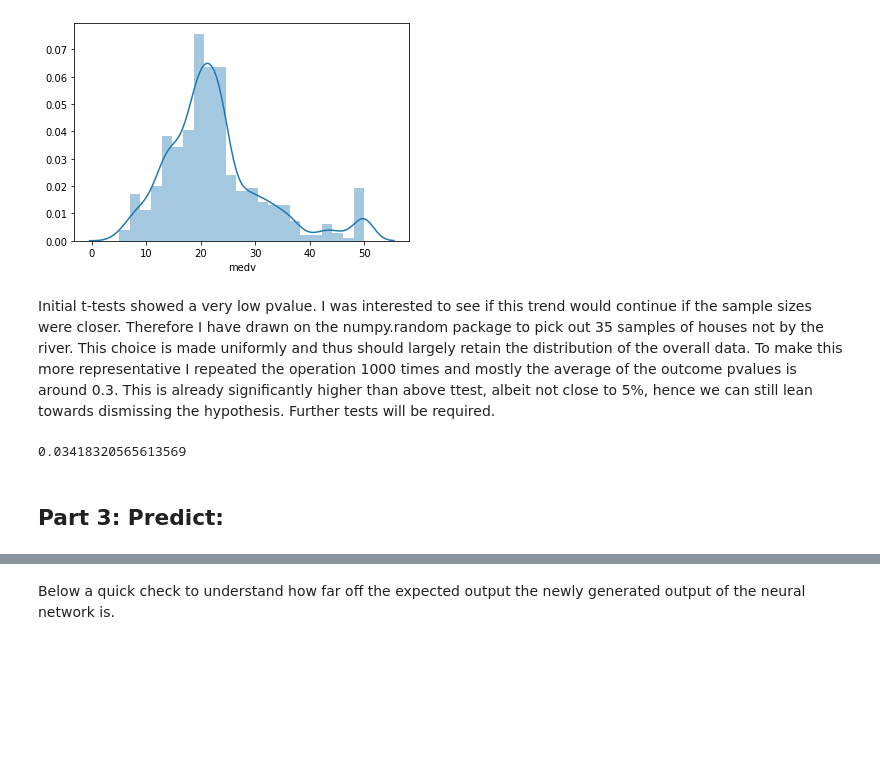
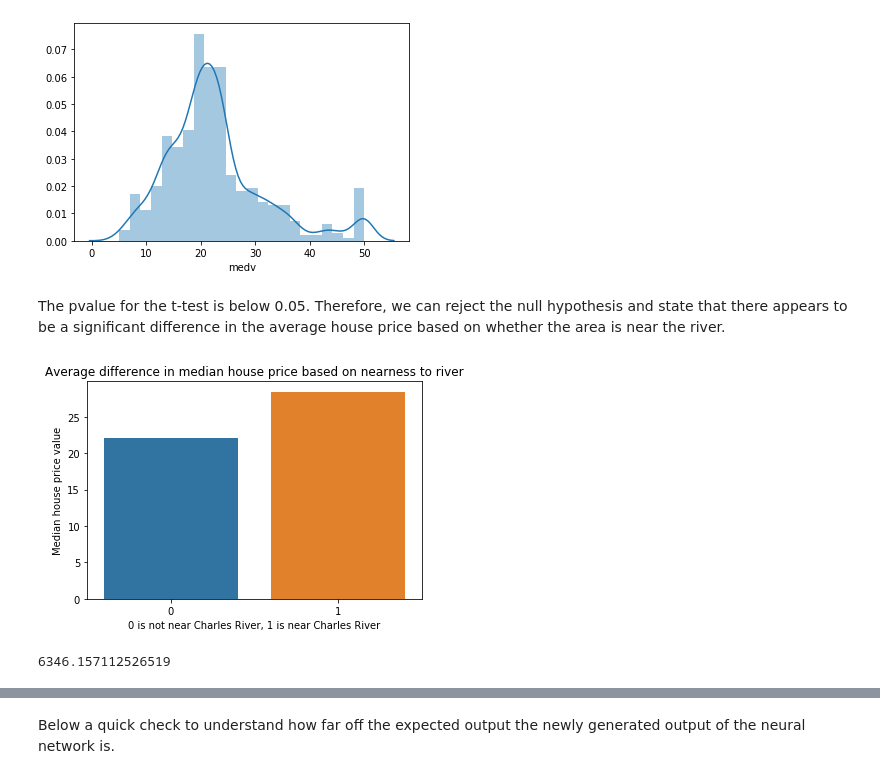
Before and after one commit to Sarahkel/machine-learning-assessment, a Jupyter notebook: Boston House Prices - Machine learning and statistics assessments.ipynb, the cells around one changed output, grey strips where cells are left out. Drawn from its saved outputs; the diff is of its cells as text; code cells hidden in the pictures; blank space fills up the shorter version.

```diff
--- a/Boston House Prices - Machine learning and statistics assessments.ipynb
+++ b/Boston House Prices - Machine learning and statistics assessments.ipynb
@@ -237,28 +245,17 @@ sb.distplot(boston_data.medv)
 # %% [output]
 <matplotlib.axes._subplots.AxesSubplot at 0x...>
 [figure]
-# %% [markdown]
-Initial t-tests showed a very low pvalue. I was interested to see if this trend would continue if the sample sizes were closer. Therefore I have drawn on the numpy.random package to pick out 35 samples of houses not by the river. This choice is made uniformly and thus should largely retain the distribution of the overall data. To make this more representative I repeated the operation 1000 times and mostly the average of the outcome pvalues is around 0.3. This is already significantly higher than above ttest, albeit not close to 5%, hence we can still lean towards dismissing the hypothesis. Further tests will be required.
-# %%
-#data from houses not by river overpower data from river, aim to rerun the test with equal amount of data on both sides
-#independent
-#not suitable for more than 2 variables
-
-results = []
-
-for i in range(1000):
-    random_not_river = np.random.choice(not_river.medv, 35)
-    #ss.ttest_ind(by_river.medv,random_not_river)
-    result = ss.ttest_ind(by_river.medv,random_not_river)
-    results.append(result.pvalue)
-
-
-def Average(lst):
-    return sum(lst) / len(lst)
-
-ave = Average(results)
-print(ave)
-# %% [output]
-0.03418320565613569
-# %% [markdown]
-## Part 3: Predict:
+# %% [markdown]
+The pvalue for the t-test is below 0.05. Therefore, we can reject the null hypothesis and state that there appears to be a significant difference in the average house price based on whether the area is near the river.
+# %%
+sb.barplot(data = boston_data, x='chas', y='medv', ci=None)
+plt.title('Average difference in median house price based on nearness to river')
+plt.xlabel("0 is not near Charles River, 1 is near Charles River")
+plt.ylabel("Median house price value")
+plt.show()
+# %% [output]
+[figure, added]
+# %%
+(np.mean(by_river.medv) - np.mean(not_river.medv)) * 1000 # There is a difference in mean house price value of $6,346 dollars.
+# %% [output]
+6346.157112526519
```
Also changed, not shown: parts of 51 cells of this notebook.
